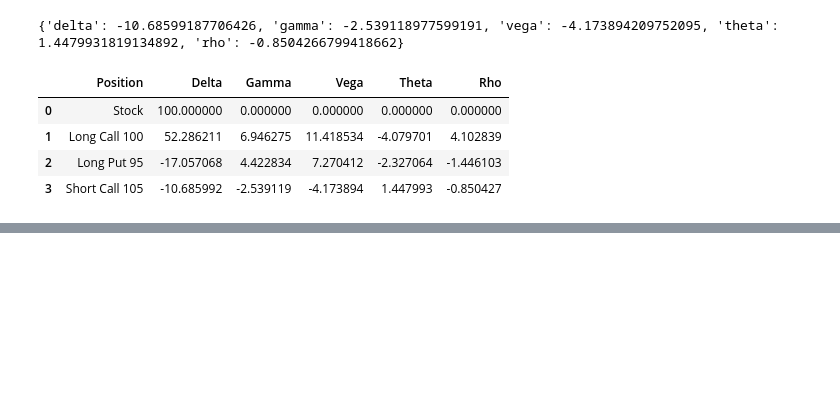
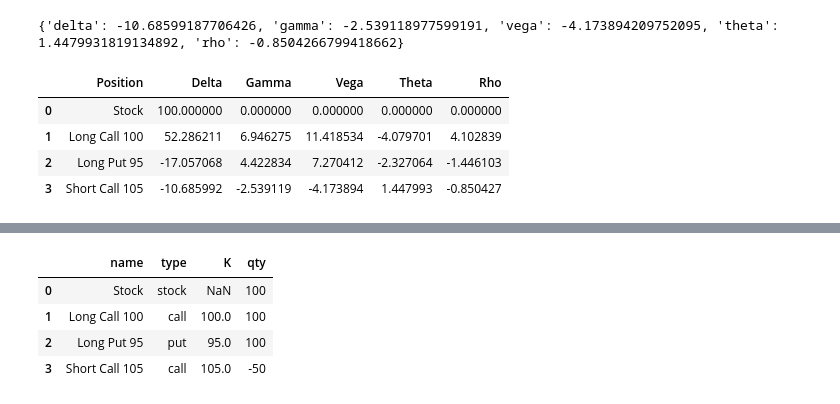
Before and after one commit to mie2510/market-risk-daily-report, a Jupyter notebook: 01_pnl_explain.ipynb, the cells around one changed output, grey strips where cells are left out. Saved outputs shown, nothing was run; the diff lists cells and outputs as text; code cells hidden in the pictures; blank space fills up the shorter version.

```diff
--- a/01_pnl_explain.ipynb
+++ b/01_pnl_explain.ipynb
@@ -307,0 +358,8 @@ greeks_df
+# %%
+pd.DataFrame(positions)
+# %% [output]
+|  | name | type | K | qty |
+| 0 | Stock | stock | NaN | 100 |
+| 1 | Long Call 100 | call | 100.0 | 100 |
+| 2 | Long Put 95 | put | 95.0 | 100 |
+| 3 | Short Call 105 | call | 105.0 | -50 |
```
Also changed, not shown: parts of 20 cells of this notebook.
